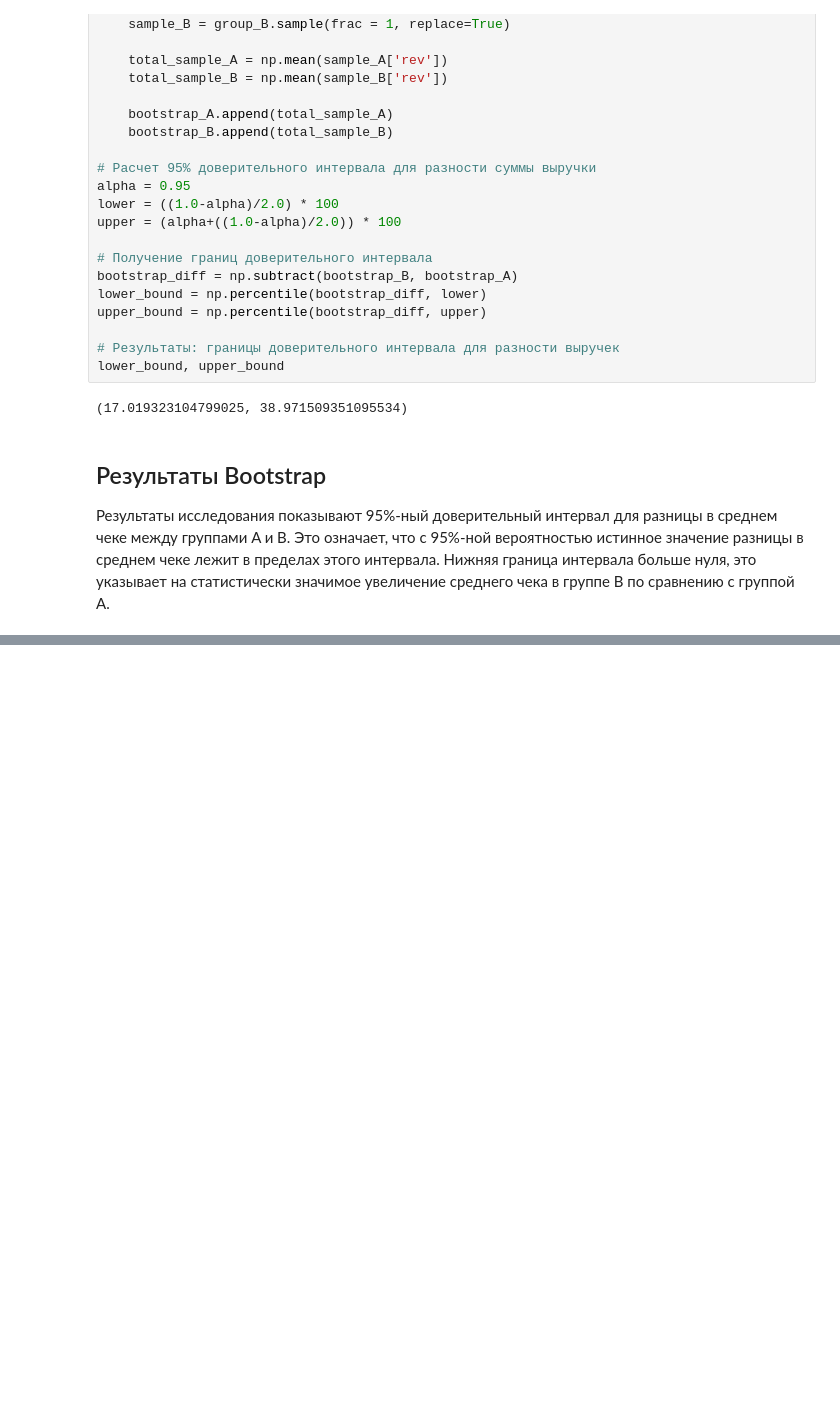
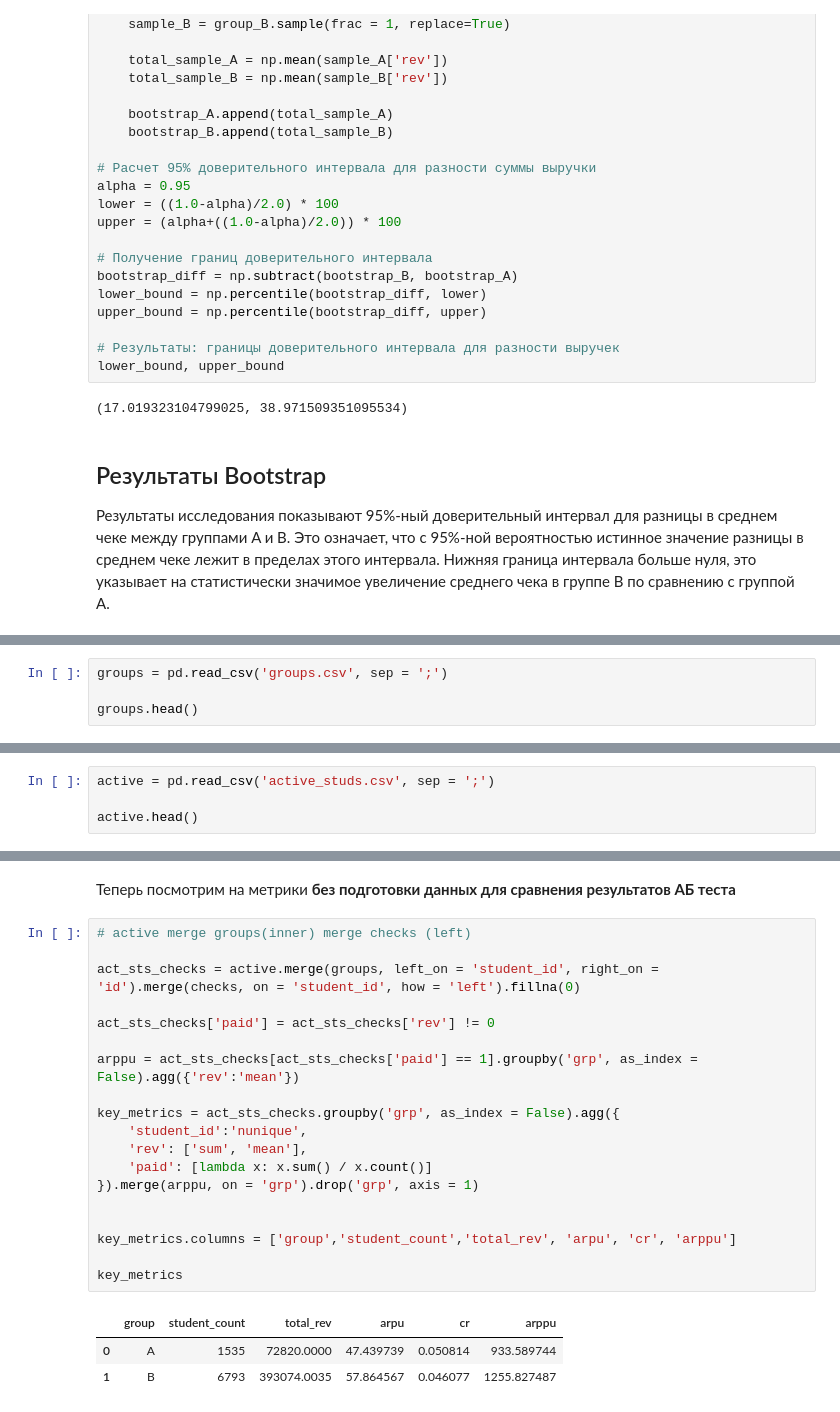
Before and after one commit to nnefil/education_platform, a Jupyter notebook: final_project_nevedrovfo.ipynb, the cells around one changed output, grey strips where cells are left out. Drawn from its saved outputs; the diff is of its cells as text; blank space fills up the shorter version.

```diff
--- a/final_project_nevedrovfo.ipynb
+++ b/final_project_nevedrovfo.ipynb
@@ -540,0 +597,4 @@ lower_bound, upper_bound
+# %%
+groups = pd.read_csv('groups.csv', sep = ';')
+
+groups.head()
@@ -540,0 +612,4 @@ lower_bound, upper_bound
+# %%
+active = pd.read_csv('active_studs.csv', sep = ';')
+
+active.head()
@@ -540,0 +634,25 @@ lower_bound, upper_bound
+# %% [markdown]
+Теперь посмотрим на метрики **без подготовки данных для сравнения результатов АБ теста**
+# %%
+# active merge groups(inner) merge checks (left)
+
+act_sts_checks = active.merge(groups, left_on = 'student_id', right_on = 'id').merge(checks, on = 'student_id', how = 'left').fillna(0)
+
+act_sts_checks['paid'] = act_sts_checks['rev'] != 0
+
+arppu = act_sts_checks[act_sts_checks['paid'] == 1].groupby('grp', as_index = False).agg({'rev':'mean'})
+
+key_metrics = act_sts_checks.groupby('grp', as_index = False).agg({
+    'student_id':'nunique',
+    'rev': ['sum', 'mean'],
+    'paid': [lambda x: x.sum() / x.count()]
+}).merge(arppu, on = 'grp').drop('grp', axis = 1)
+
+
+key_metrics.columns = ['group','student_count','total_rev', 'arpu', 'cr', 'arppu']
+
+key_metrics
+# %% [output]
+|  | group | student_count | total_rev | arpu | cr | arppu |
+| 0 | A | 1535 | 72820.0000 | 47.439739 | 0.050814 | 933.589744 |
+| 1 | B | 6793 | 393074.0035 | 57.864567 | 0.046077 | 1255.827487 |
```
Also changed, not shown: parts of 24 cells of this notebook.
